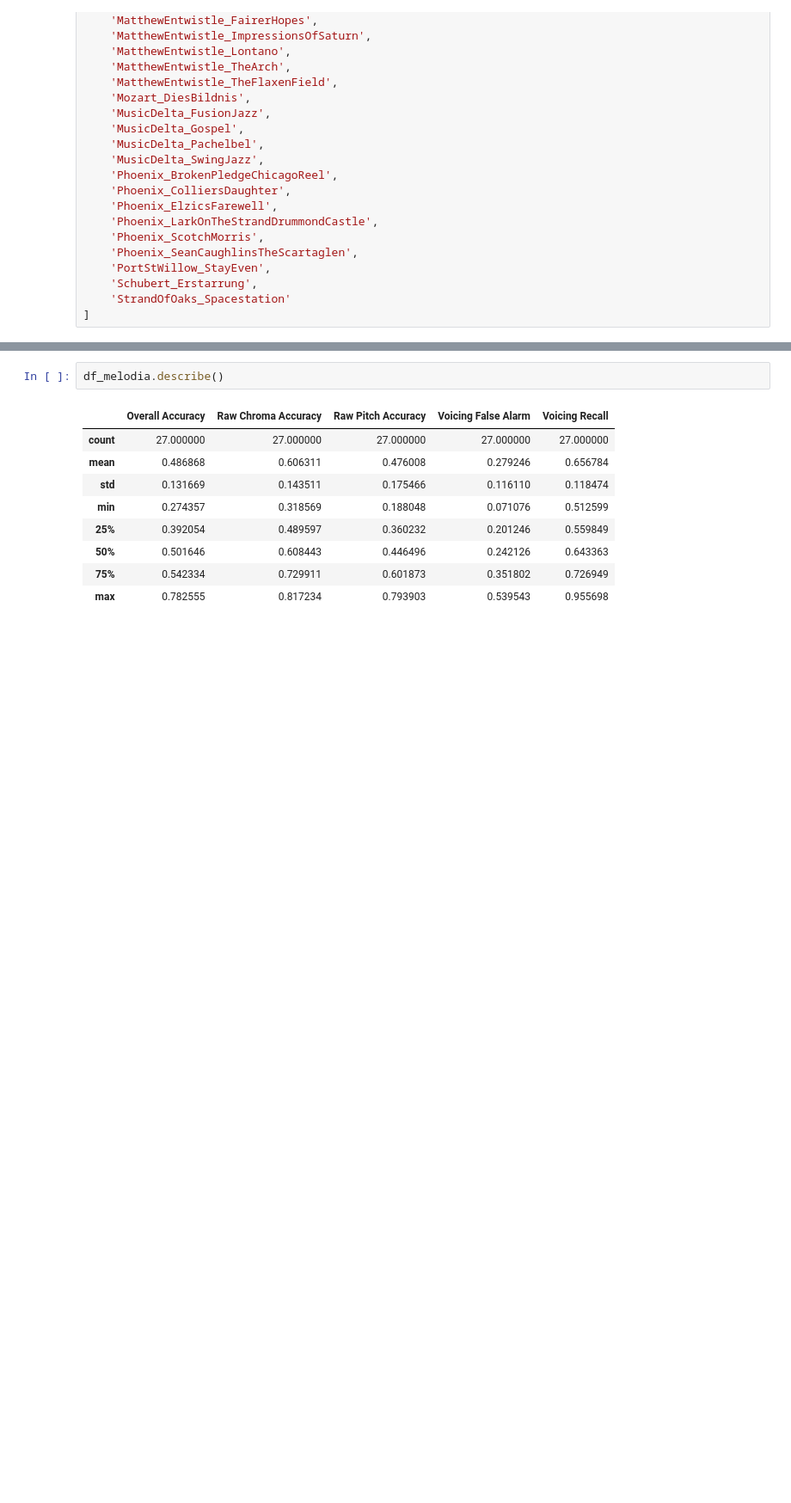
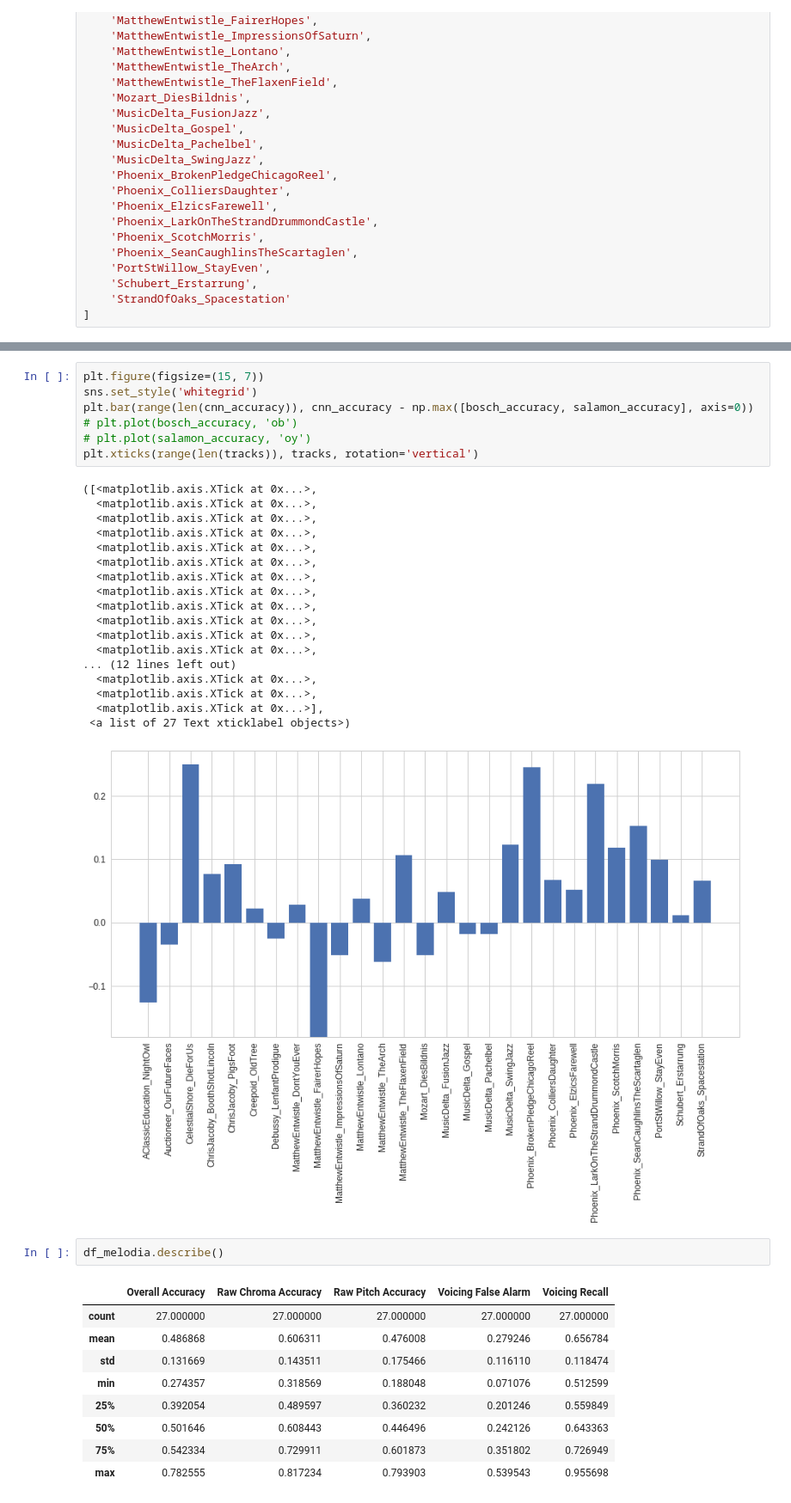
Before and after one commit to rabitt/ismir2017-deepsalience, a Jupyter notebook: notebooks/Melody_results_plots.ipynb, the cells around one changed output, grey strips where cells are left out. Shown at 86% size. Saved outputs shown, nothing was run; the diff lists cells and outputs as text; blank space fills up the shorter version.

```diff
--- a/notebooks/Melody_results_plots.ipynb
+++ b/notebooks/Melody_results_plots.ipynb
@@ -150,3 +153,29 @@ plt.xticks(range(len(tracks)), tracks, rotation='vertical')
+# %%
+plt.figure(figsize=(15, 7))
+sns.set_style('whitegrid')
+plt.bar(range(len(cnn_accuracy)), cnn_accuracy - np.max([bosch_accuracy, salamon_accuracy], axis=0))
+# plt.plot(bosch_accuracy, 'ob')
+# plt.plot(salamon_accuracy, 'oy')
+plt.xticks(range(len(tracks)), tracks, rotation='vertical')
+# %% [output]
+([<matplotlib.axis.XTick at 0x...>,
+  <matplotlib.axis.XTick at 0x...>,
+  <matplotlib.axis.XTick at 0x...>,
+  <matplotlib.axis.XTick at 0x...>,
+  <matplotlib.axis.XTick at 0x...>,
+  <matplotlib.axis.XTick at 0x...>,
+  <matplotlib.axis.XTick at 0x...>,
+  <matplotlib.axis.XTick at 0x...>,
+  <matplotlib.axis.XTick at 0x...>,
+  <matplotlib.axis.XTick at 0x...>,
+  <matplotlib.axis.XTick at 0x...>,
+  <matplotlib.axis.XTick at 0x...>,
+... (12 lines left out)
+  <matplotlib.axis.XTick at 0x...>,
+  <matplotlib.axis.XTick at 0x...>,
+  <matplotlib.axis.XTick at 0x...>],
+ <a list of 27 Text xticklabel objects>)
+[figure, added]
 # %%
 df_melodia.describe()
 # %% [output]
```
Also changed, not shown: parts of 6 cells of this notebook, 20 other files.
